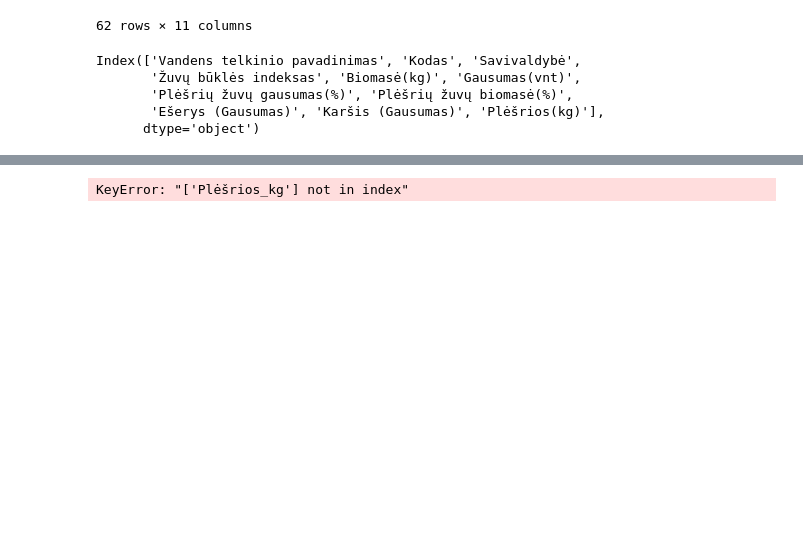
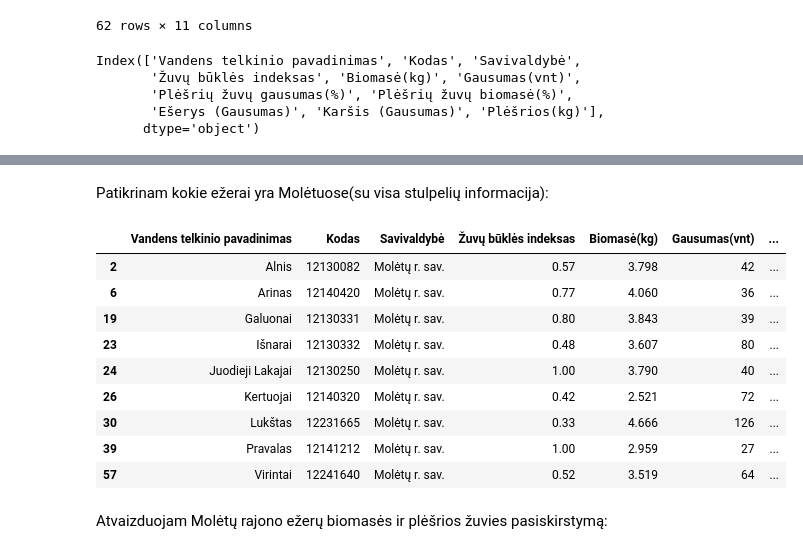
Before and after one commit to Aurume/Baigiamasis, a Jupyter notebook: Vizuali_dalis.ipynb, the cells around one changed output, grey strips where cells are left out. Drawn from its saved outputs; the diff is of its cells as text; code cells hidden in the pictures; blank space fills up the shorter version.

```diff
--- a/Vizuali_dalis.ipynb
+++ b/Vizuali_dalis.ipynb
@@ -226,14 +44,0 @@ stulpeliai
-# %%
-#sitas diagrama jau gera, nebent pakeisti pavadinima.
-bendras = df.hvplot.bar(
-                    x="Vandens telkinio pavadinimas", rot=90,
-                    #y="Plėšrios_kg",
-                    y=["Plėšrios_kg", "Biomasė(kg)"],
-                    stacked=True,
-                    width=1000, height=400,
-                    title="Bendras laimikis ir jo plėšri dalis"
-)
-
-bendras
-# %% [output]
-KeyError: "['Plėšrios_kg'] not in index"
@@ -265,0 +45,18 @@ KeyError: "['Plėšrios_kg'] not in index"
+# %% [markdown]
+Patikrinam kokie ežerai yra Molėtuose(su visa stulpelių informacija):
+# %%
+moletai = df[df['Savivaldybė'] == 'Molėtų r. sav.']
+moletai
+# %% [output]
+|  | Vandens telkinio pavadinimas | Kodas | Savivaldybė | Žuvų būklės indeksas | Biomasė(kg) | Gausumas(vnt) | ... |
+| 2 | Alnis | 12130082 | Molėtų r. sav. | 0.57 | 3.798 | 42 | ... |
+| 6 | Arinas | 12140420 | Molėtų r. sav. | 0.77 | 4.060 | 36 | ... |
+| 19 | Galuonai | 12130331 | Molėtų r. sav. | 0.80 | 3.843 | 39 | ... |
+| 23 | Išnarai | 12130332 | Molėtų r. sav. | 0.48 | 3.607 | 80 | ... |
+| 24 | Juodieji Lakajai | 12130250 | Molėtų r. sav. | 1.00 | 3.790 | 40 | ... |
+| 26 | Kertuojai | 12140320 | Molėtų r. sav. | 0.42 | 2.521 | 72 | ... |
+| 30 | Lukštas | 12231665 | Molėtų r. sav. | 0.33 | 4.666 | 126 | ... |
+| 39 | Pravalas | 12141212 | Molėtų r. sav. | 1.00 | 2.959 | 27 | ... |
+| 57 | Virintai | 12241640 | Molėtų r. sav. | 0.52 | 3.519 | 64 | ... |
+# %% [markdown]
+Atvaizduojam Molėtų rajono ežerų biomasės ir plėšrios žuvies pasiskirstymą:
```
Also changed, not shown: parts of 45 cells of this notebook, 3 other files.
